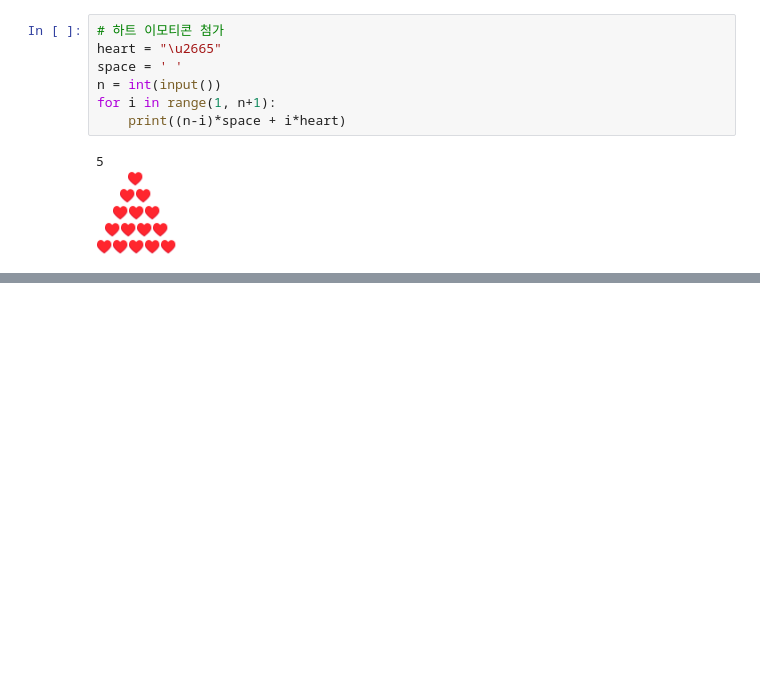
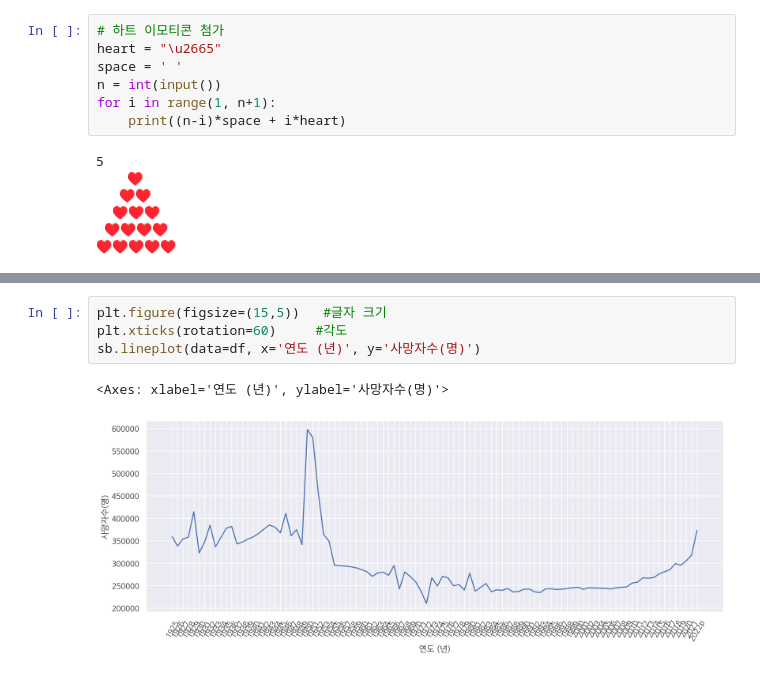
Before and after one commit to khm9309/A, a Jupyter notebook: py_a.ipynb, the cells around one changed output, grey strips where cells are left out. Cells and saved outputs as stored; diff of their text form; blank space fills up the shorter version.

```diff
--- a/py_a.ipynb
+++ b/py_a.ipynb
@@ -1465,0 +1679,7 @@ for i in range(1, n+1):
+# %%
+plt.figure(figsize=(15,5))   #글자 크기
+plt.xticks(rotation=60)     #각도
+sb.lineplot(data=df, x='연도 (년)', y='사망자수(명)')
+# %% [output]
+<Axes: xlabel='연도 (년)', ylabel='사망자수(명)'>
+[figure, added]
```
Also changed, not shown: parts of 32 cells of this notebook.
